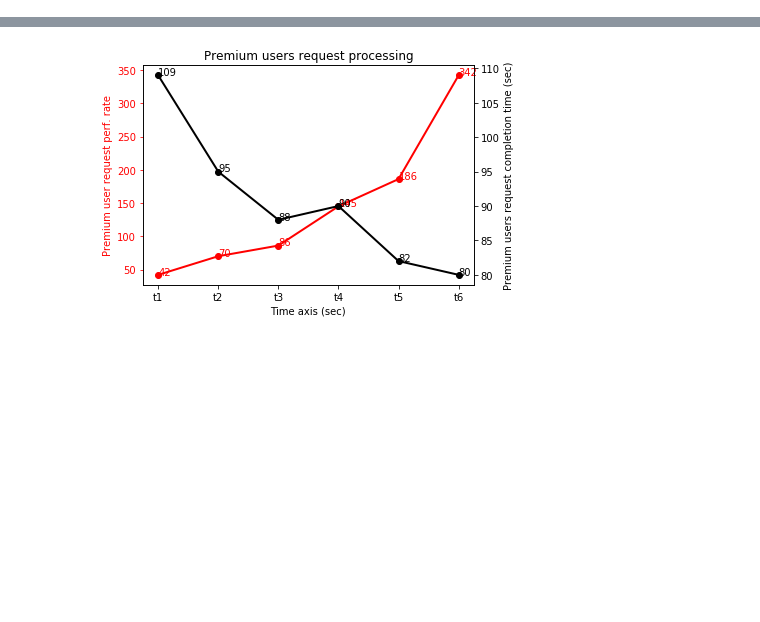
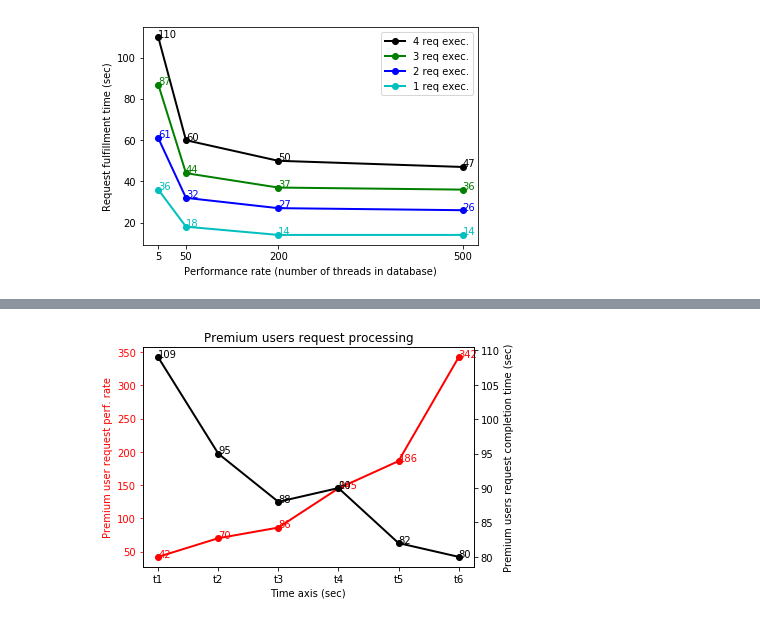
Before and after one commit to rkarn/Evolutionary-Architecture-Learning, a Jupyter notebook: Optimization/Workload singature extraction plots .ipynb, the cells around one changed output, grey strips where cells are left out. Saved outputs shown, nothing was run; the diff lists cells and outputs as text; code cells hidden in the pictures; blank space fills up the shorter version.

```diff
--- a/Optimization/Workload singature extraction plots .ipynb
+++ b/Optimization/Workload singature extraction plots .ipynb
@@ -0,0 +25,60 @@
+# %%
+#50 threads >  4 stress-read each reading 100000 rows >  execution time = 1 minute for each
+#50 threads >  3 stress-read each reading 100000 rows >  execution time = 44 sec for each
+#50 threads >  2 stress-read each reading 100000 rows >  execution time = 32 sec for each
+#50 threads >  1 stress-read each reading 100000 rows >  execution time = 18 sec for each
+
+#5 threads >  4 stress-read each reading 100000 rows >  execution time = 1min 50sec for each
+#5 threads >  3 stress-read each reading 100000 rows >  execution time = 1min 27sec for each
+#5 threads >  2 stress-read each reading 100000 rows >  execution time = 1min 1sec for each
+#5 threads >  1 stress-read each reading 100000 rows >  execution time = 36 sec for each
+
+#200 threads >  4 stress-read each reading 100000 rows >  execution time = 50sec for each
+#200 threads >  3 stress-read each reading 100000 rows >  execution time = 37sec for each
+#200 threads >  2 stress-read each reading 100000 rows >  execution time = 27sec for each
+#200 threads >  1 stress-read each reading 100000 rows >  execution time =  14sec for each
+
+#500 threads >  4 stress-read each reading 100000 rows >  execution time = 47sec for each
+#500 threads >  3 stress-read each reading 100000 rows >  execution time = 36sec for each
+#500 threads >  2 stress-read each reading 100000 rows >  execution time = 26sec for each
+#500 threads >  1 stress-read each reading 100000 rows >  execution time =  14sec for each
+
+threads = [5, 50, 200, 500]
+execution4 = [110, 60, 50, 47]
+execution3 = [87, 44, 37, 36]
+execution2 = [61, 32, 27, 26]
+execution1 = [36, 18, 14, 14]
+X = [1,2,3,4]
+fig, ax1 = plt.subplots()
+ax1.plot(threads,execution4,'ko-', linewidth=2, label = '4 req exec.')
+ax1.plot(threads,execution3,'go-', linewidth=2, label = '3 req exec.')
+ax1.plot(threads,execution2,'bo-', linewidth=2, label = '2 req exec.')
+ax1.plot(threads,execution1,'co-', linewidth=2, label = '1 req exec.')
+ax1.set_xlabel('Performance rate (number of threads in database)')
+ax1.set_ylabel('Request fulfillment time (sec)')
+plt.xticks(threads)
+
+for i,j in zip(threads,execution1):
+    ax1.annotate(str(j),xy=(i,j), color='c')
+
+for i,j in zip(threads,execution2):
+    ax1.annotate(str(j),xy=(i,j), color='b')
+
+for i,j in zip(threads,execution3):
+    ax1.annotate(str(j),xy=(i,j), color='g')
+
+for i,j in zip(threads,execution4):
+    ax1.annotate(str(j),xy=(i,j), color='k')
+
+
+#ax2 = ax1.twinx()
+#ax2.plot(X,threads,'ro-', linewidth=2)
+#ax2.set_ylabel('Performance rate', color='r')
+#ax2.tick_params(colors='r')
+ax1.legend()
+#for i,j in zip(X,threads):
+#    ax2.annotate(str(j),xy=(i,j))
+
+plt.show()
+# %% [output]
+[figure, added]
```
Also changed, not shown: parts of 3 cells of this notebook.
